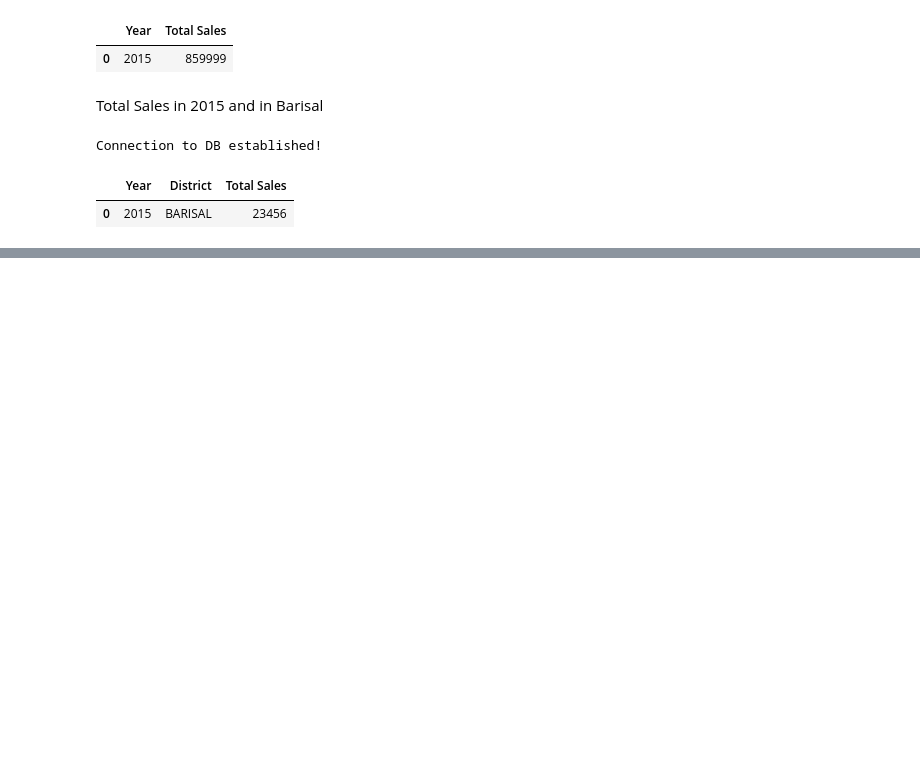
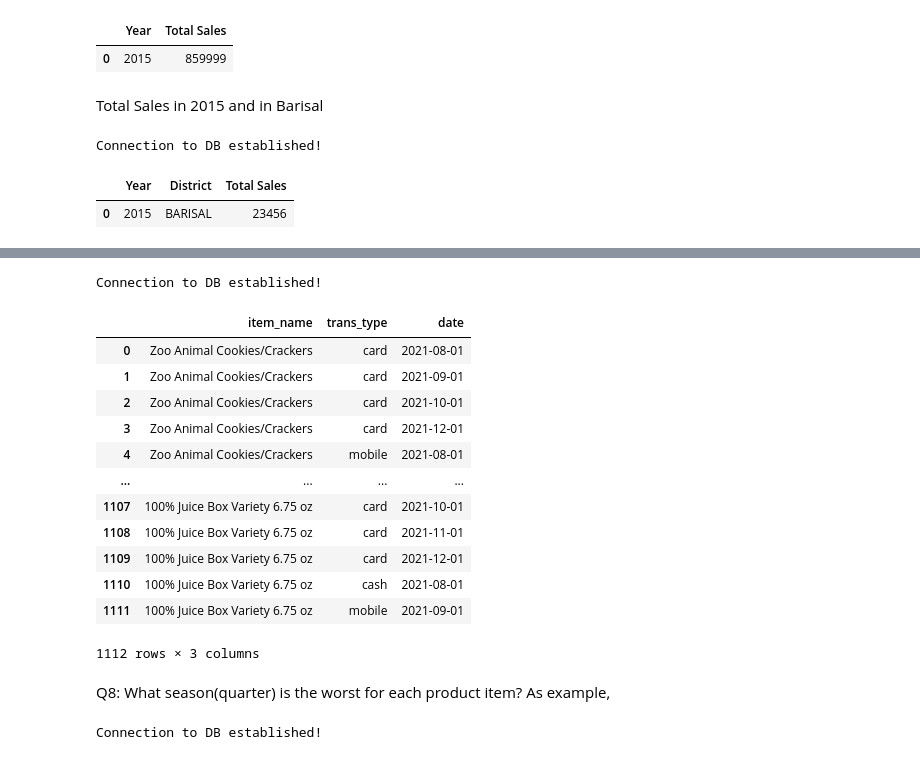
Before and after one commit to esrdlab-vinternship/HDA-5th-Round-vInternship, a Jupyter notebook: OLAP.ipynb, the cells around one changed output, grey strips where cells are left out. Saved outputs shown, nothing was run; the diff lists cells and outputs as text; code cells hidden in the pictures; blank space fills up the shorter version.

```diff
--- a/OLAP.ipynb
+++ b/OLAP.ipynb
@@ -299,0 +339,49 @@ total_sales_in_2015_and_barisal
+# %%
+con = PostgresConnection().getConnection()
+insert_stmt = """SELECT item_dim.item_name, trans_dim.trans_type, time_data.date
+FROM star_schema.fact_table
+JOIN star_schema.item_dim ON item_dim.item_key = fact_table.item_key
+JOIN star_schema.trans_dim ON trans_dim.payment_key = fact_table.payment_key
+JOIN star_schema.time_data ON time_data.time_key = fact_table.time_key
+WHERE time_data.date >= '2021-08-01'
+GROUP BY item_name,trans_type,date
+ORDER BY item_name DESC"""
+cur = con.cursor()
+# psycopg2.extras.execute_batch(cur, insert_stmt, fact_data.values)
+products_sold = pd.read_sql_query(insert_stmt, con)
+con.commit()
+cur.close()
+# %% [output]
+Connection to DB established!
+# %%
+products_sold
+# %% [output]
+|  | item_name | trans_type | date |
+| 0 | Zoo Animal Cookies/Crackers | card | 2021-08-01 |
+| 1 | Zoo Animal Cookies/Crackers | card | 2021-09-01 |
+| 2 | Zoo Animal Cookies/Crackers | card | 2021-10-01 |
+| 3 | Zoo Animal Cookies/Crackers | card | 2021-12-01 |
+| 4 | Zoo Animal Cookies/Crackers | mobile | 2021-08-01 |
+| ... | ... | ... | ... |
+| 1107 | 100% Juice Box Variety 6.75 oz | card | 2021-10-01 |
+| 1108 | 100% Juice Box Variety 6.75 oz | card | 2021-11-01 |
+| 1109 | 100% Juice Box Variety 6.75 oz | card | 2021-12-01 |
+| 1110 | 100% Juice Box Variety 6.75 oz | cash | 2021-08-01 |
+| 1111 | 100% Juice Box Variety 6.75 oz | mobile | 2021-09-01 |
+1112 rows × 3 columns
+# %% [markdown]
+Q8: What season(quarter) is the worst for each product item? As example,
+# %%
+con = PostgresConnection().getConnection()
+insert_stmt = """SELECT item_dim.item_name, quarter, SUM(quantity)
+FROM star_schema.fact_table
+JOIN star_schema.item_dim ON item_dim.item_key = fact_table.item_key
+JOIN star_schema.time_data ON time_data.time_key = fact_table.time_key
+GROUP BY(item_name, time_data.quarter)"""
+cur = con.cursor()
+# psycopg2.extras.execute_batch(cur, insert_stmt, fact_data.values)
+worst_season = pd.read_sql_query(insert_stmt, con)
+con.commit()
+cur.close()
+# %% [output]
+Connection to DB established!
```
Also changed, not shown: parts of 12 cells of this notebook, 1 other file.
